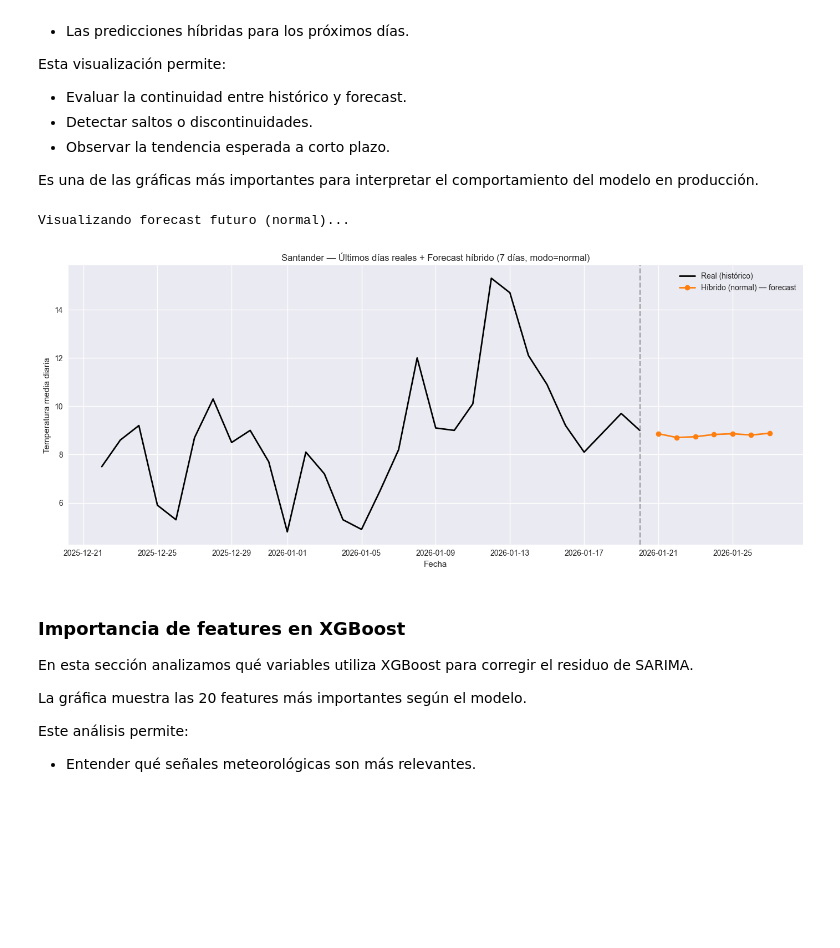
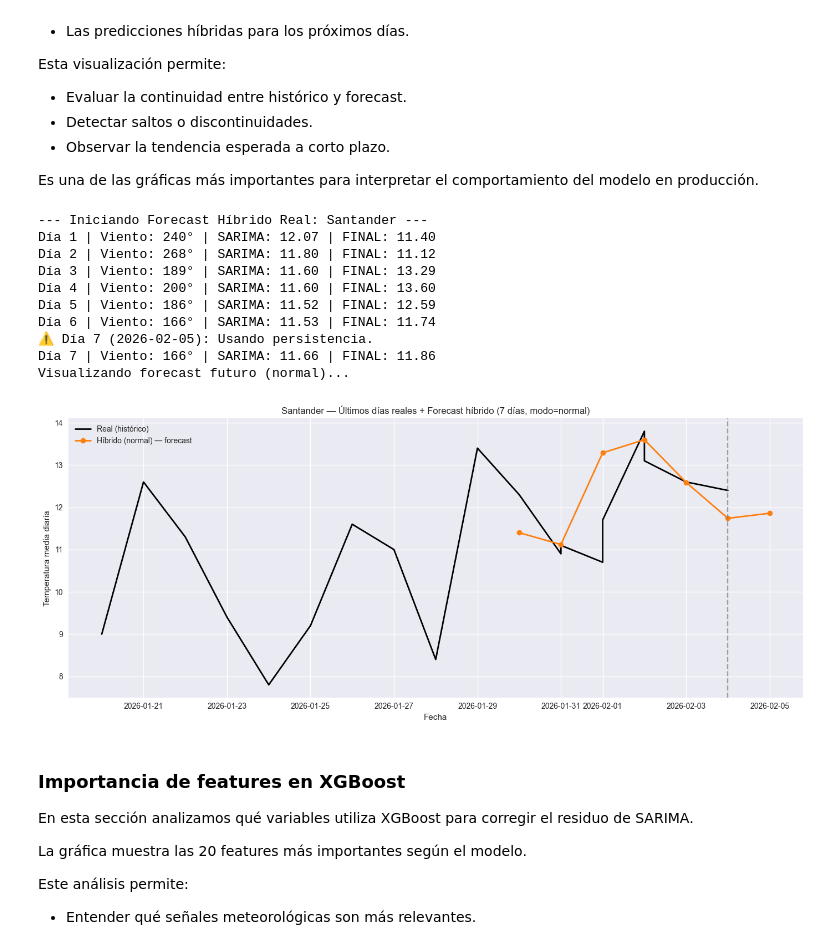
Before and after one commit to tamnd85/python, a Jupyter notebook: openmeteo_sqlite/notebooks/graficos_Santander.ipynb, the cells around one changed output. Cells and saved outputs as stored; diff of their text form; code cells hidden in the pictures; blank space fills up the shorter version.

```diff
--- a/openmeteo_sqlite/notebooks/graficos_Santander.ipynb
+++ b/openmeteo_sqlite/notebooks/graficos_Santander.ipynb
@@ -1083,7 +1092,9 @@ Es una de las gráficas más importantes para interpretar el comportamiento del
 # ============================
 # Visualización del forecast futuro
 # ============================
-
+df_forecast = predecir_hibrido("Santander")
+# Renombramos para que el gráfico no falle
+df_forecast = df_forecast.rename(columns={"fecha": "time", "hibrida": "pred_hibrida"})
 print(f"Visualizando forecast futuro ({MODO})...")
 
 # Últimos días reales para contexto
@@ -1101,34 +1112,43 @@ plt.plot(
     linewidth=2
 )
 
 # Forecast híbrido
 plt.plot(
     df_forecast["time"],
     df_forecast["pred_hibrida"],
     label=f"Híbrido ({MODO}) — forecast",
     color="tab:orange",
     linewidth=2,
     marker="o"
 )
 
 # Línea vertical separando histórico y forecast
 plt.axvline(
     df_hist_tail["time"].max(),
     color="gray",
     linestyle="--",
     alpha=0.7
 )
 
 plt.title(f"{CIUDAD} — Últimos días reales + Forecast híbrido ({DIAS_FORECAST} días, modo={MODO})")
 plt.xlabel("Fecha")
 plt.ylabel("Temperatura media diaria")
 plt.legend()
 plt.grid(True)
 plt.tight_layout()
 plt.show()
 # %% [output]
+--- Iniciando Forecast Híbrido Real: Santander ---
+Día 1 | Viento: 240° | SARIMA: 12.07 | FINAL: 11.40
+Día 2 | Viento: 268° | SARIMA: 11.80 | FINAL: 11.12
+Día 3 | Viento: 189° | SARIMA: 11.60 | FINAL: 13.29
+Día 4 | Viento: 200° | SARIMA: 11.60 | FINAL: 13.60
+Día 5 | Viento: 186° | SARIMA: 11.52 | FINAL: 12.59
+Día 6 | Viento: 166° | SARIMA: 11.53 | FINAL: 11.74
+⚠️ Día 7 (2026-02-05): Usando persistencia.
+Día 7 | Viento: 166° | SARIMA: 11.66 | FINAL: 11.86
 Visualizando forecast futuro (normal)...
-[figure, old version]
+[figure, new version]
 # %% [markdown]
 <a id="16"></a>
 
```
Also changed, not shown: parts of 18 cells of this notebook, 11 other files.
